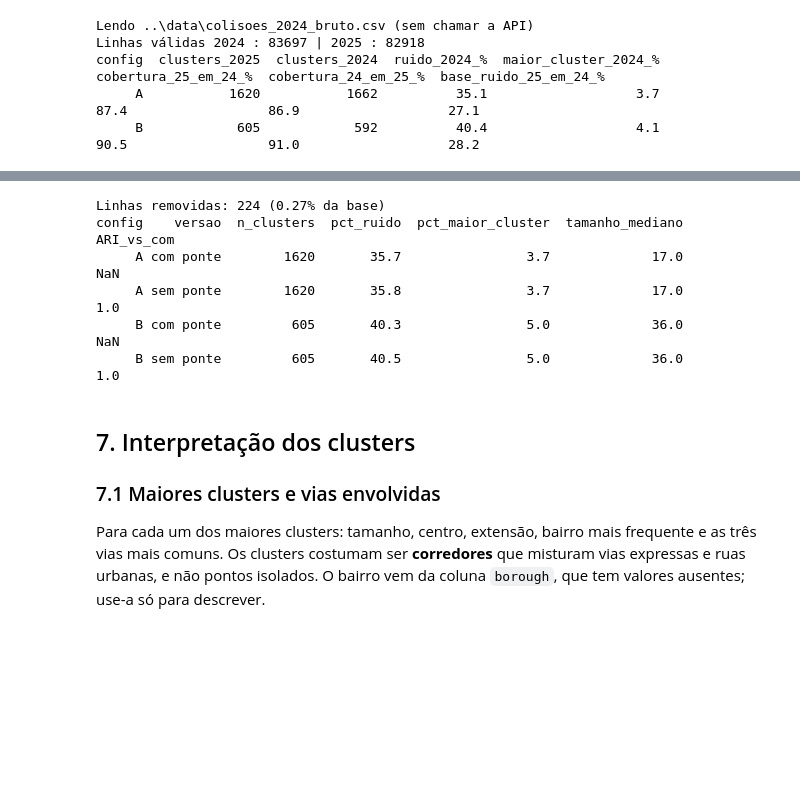
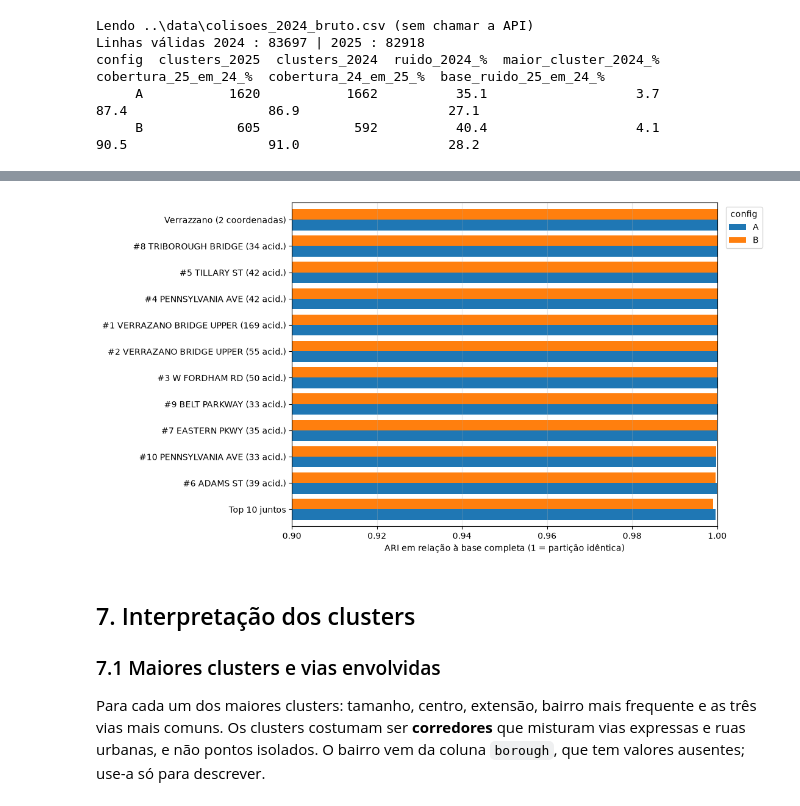
Before and after one commit to GuilhermeLuizRibeiro/dbscan-acidentes, a Jupyter notebook: notebooks/dbscan-acidentes.ipynb, the cells around one changed output, grey strips where cells are left out. Drawn from its saved outputs; the diff is of its cells as text; code cells hidden in the pictures; blank space fills up the shorter version.

```diff
--- a/notebooks/dbscan-acidentes.ipynb
+++ b/notebooks/dbscan-acidentes.ipynb
@@ -568,36 +765,15 @@ Linhas: 224 | coordenadas únicas: 2
 # %%
-def metricas(c):
-    tot = c.n.sum()
-    tam = c[c.cluster != -1].groupby("cluster").n.sum()
-    return {"n_clusters": len(tam),
-            "pct_ruido": round(c[c.cluster == -1].n.sum() / tot * 100, 1),
-            "pct_maior_cluster": round(tam.max() / tot * 100, 1),
-            "tamanho_mediano": tam.median()}
-
-df_sem = df_limpo[~mask_v]
-print("Linhas removidas:", mask_v.sum(), f"({mask_v.mean():.2%} da base)")
-
-linhas = []
-for nome, (ms, eps) in CONFIGS_ROBUSTEZ.items():
-    c_com = ajustar(df_limpo, ms, eps)
-    c_sem = ajustar(df_sem, ms, eps)
-
-    comum = c_com.merge(c_sem, on=["latitude", "longitude"], suffixes=("_com", "_sem"))
-    ari = adjusted_rand_score(comum.cluster_com, comum.cluster_sem)
-
-    linhas.append({"config": nome, "versao": "com ponte", **metricas(c_com)})
-    linhas.append({"config": nome, "versao": "sem ponte", **metricas(c_sem), "ARI_vs_com": round(ari, 4)})
-
-sens = pd.DataFrame(linhas)
-print(sens.to_string(index=False))
-sens.to_csv(TABELAS / "sensibilidade_verrazzano.csv", index=False)
+pv = sens[sens.cenario != "Base completa"].pivot(index="cenario", columns="config", values="ARI_vs_base")
+pv = pv.loc[pv.min(axis=1).sort_values().index]          # mais sensíveis embaixo
+ax = pv.plot.barh(figsize=(9, 0.45 * len(pv) + 1.5), width=0.8)
+ax.set_xlim(min(0.9, pv.min().min() - 0.01), 1.0)
+ax.set_xlabel("ARI em relação à base completa (1 = partição idêntica)")
+ax.set_ylabel("")
+ax.grid(alpha=0.3, axis="x")
+ax.legend(title="config", loc="upper left", bbox_to_anchor=(1.01, 1))
+ax.figure.savefig(FIGURAS / "sensibilidade_locais.png", dpi=150, bbox_inches="tight")
 # %% [output]
-Linhas removidas: 224 (0.27% da base)
-config    versao  n_clusters  pct_ruido  pct_maior_cluster  tamanho_mediano  ARI_vs_com
-     A com ponte        1620       35.7                3.7             17.0         NaN
-     A sem ponte        1620       35.8                3.7             17.0         1.0
-     B com ponte         605       40.3                5.0             36.0         NaN
-     B sem ponte         605       40.5                5.0             36.0         1.0
+[figure, added]
 # %% [markdown]
 ## 7. Interpretação dos clusters
 
```
Also changed, not shown: parts of 6 cells of this notebook, 7 other files.
